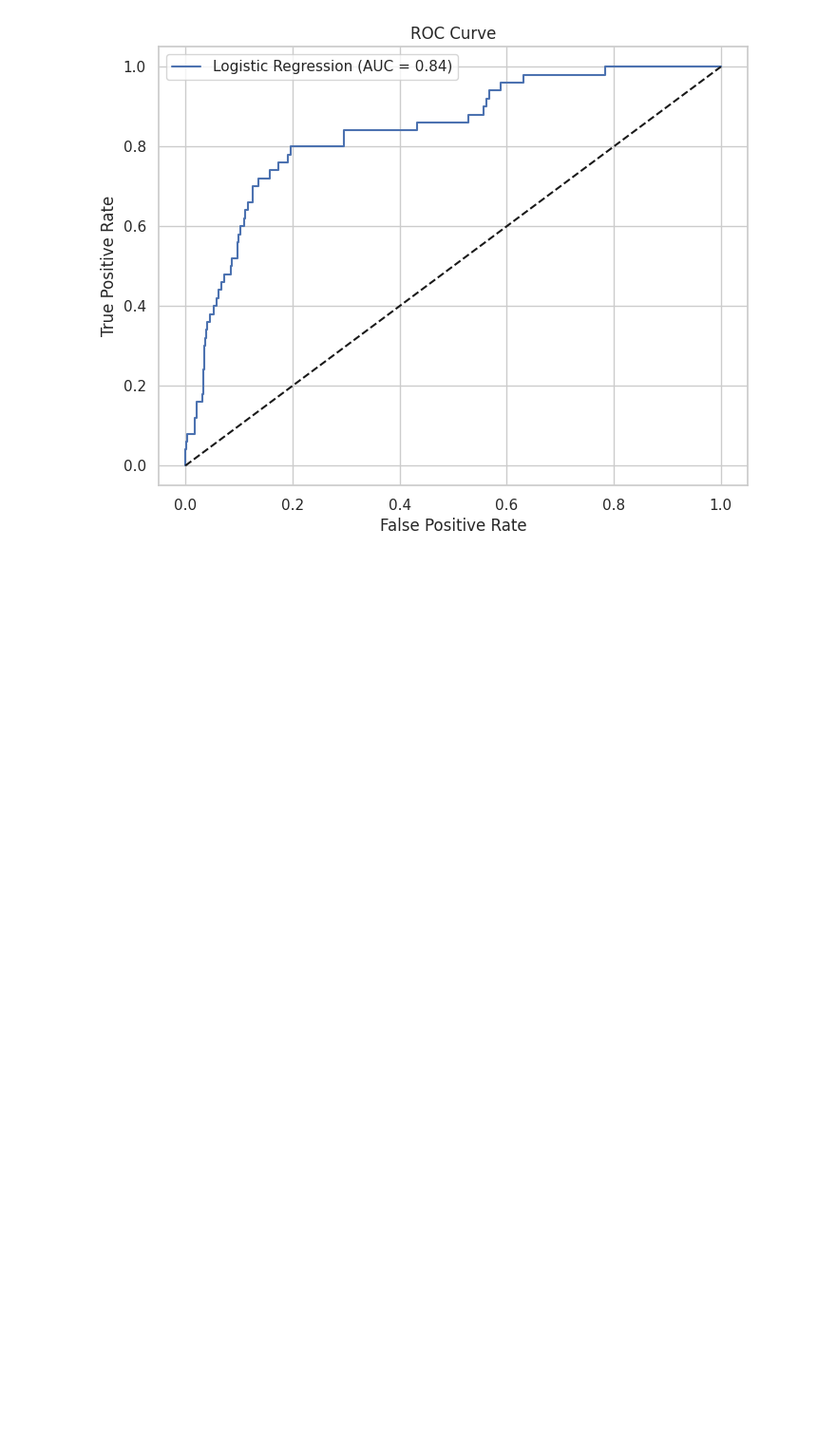
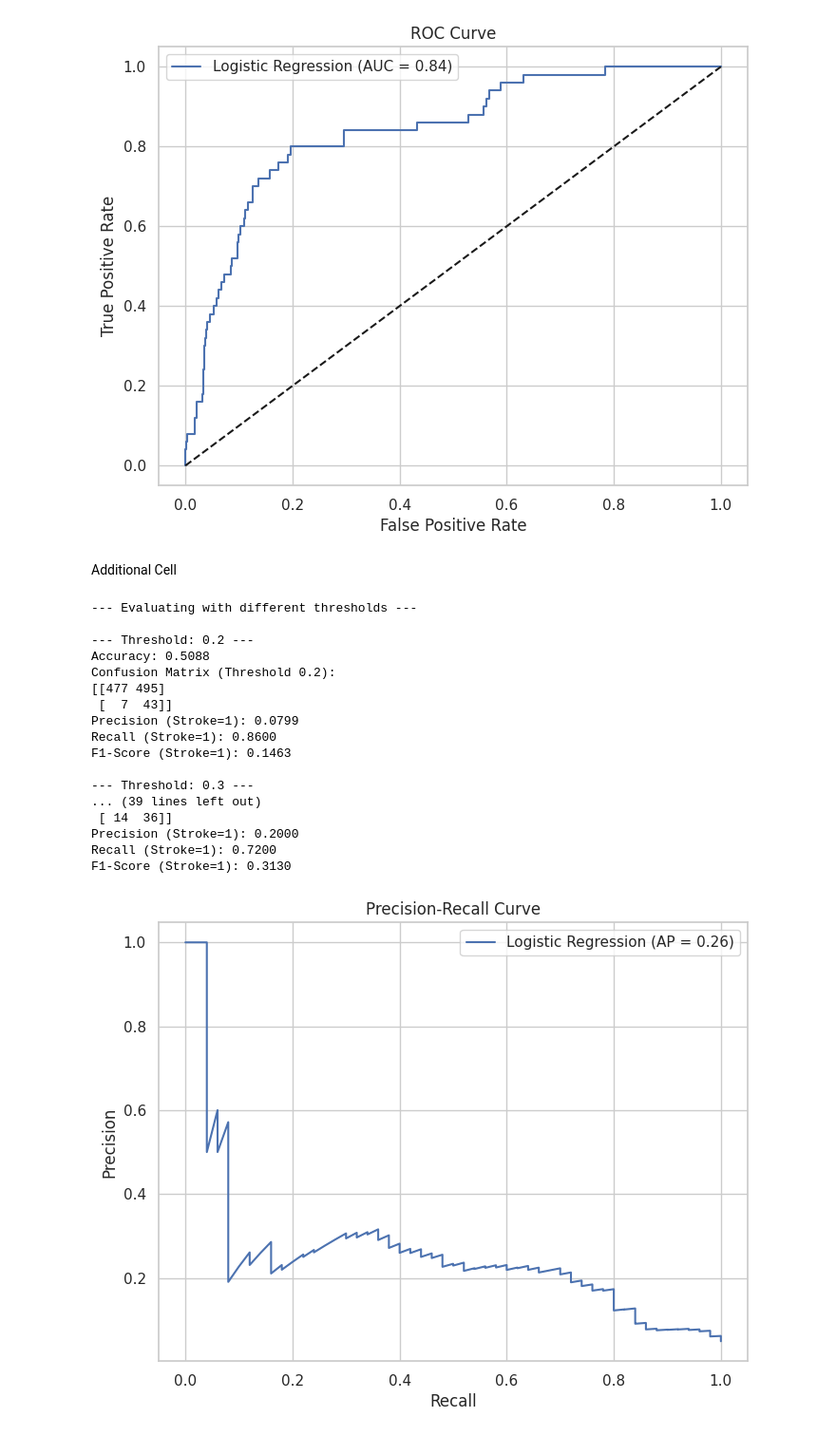
Before and after one commit to jeloerc/classical_ml_learning, a Jupyter notebook: ml_02_logistic_regression/notebooks/regresion_logistica_stroke.ipynb, the cells around one changed output. Shown at 95% size. Saved outputs shown, nothing was run; the diff lists cells and outputs as text; code cells hidden in the pictures; blank space fills up the shorter version.

```diff
--- a/ml_02_logistic_regression/notebooks/regresion_logistica_stroke.ipynb
+++ b/ml_02_logistic_regression/notebooks/regresion_logistica_stroke.ipynb
@@ -195,3 +195,67 @@ No Stroke (0)       0.99      0.73      0.84       972
 
 ROC AUC Score: 0.8390
 [figure]
+# %% [markdown]
+Additional Cell
+# %%
+# Cell: Exploring Decision Threshold
+if 'log_reg_pipeline' in locals() and 'X_test' in locals() and 'y_test' in locals():
+    y_pred_proba = log_reg_pipeline.predict_proba(X_test)[:, 1] # Probabilities for positive class
+
+    print("--- Evaluating with different thresholds ---")
+    thresholds_to_try = [0.2, 0.3, 0.4, 0.5, 0.6, 0.7]
+
+    for t in thresholds_to_try:
+        # Apply new threshold to probabilities
+        custom_preds = (y_pred_proba >= t).astype(int)
+
+        print(f"\n--- Threshold: {t} ---")
+        print(f"Accuracy: {accuracy_score(y_test, custom_preds):.4f}")
+        cm_custom = confusion_matrix(y_test, custom_preds)
+        # Manually extract TP, FP, TN, FN for recall and precision calculation for class 1
+        # Assuming class 1 (Stroke) is the positive class and its index is 1 in confusion matrix
+        # Make sure your confusion matrix labels are consistent:
+        # TN = cm[0,0], FP = cm[0,1], FN = cm[1,0], TP = cm[1,1]
+        tn, fp, fn, tp = cm_custom.ravel() if cm_custom.shape == (2,2) else (0,0,0,0) # Handle cases with no predictions for a class
+
+        precision_class1 = tp / (tp + fp) if (tp + fp) > 0 else 0
+        recall_class1 = tp / (tp + fn) if (tp + fn) > 0 else 0
+        f1_class1 = 2 * (precision_class1 * recall_class1) / (precision_class1 + recall_class1) if (precision_class1 + recall_class1) > 0 else 0
+
+        print(f"Confusion Matrix (Threshold {t}):\n{cm_custom}")
+        print(f"Precision (Stroke=1): {precision_class1:.4f}")
+        print(f"Recall (Stroke=1): {recall_class1:.4f}")
+        print(f"F1-Score (Stroke=1): {f1_class1:.4f}")
+
+    # Precision-Recall Curve
+    from sklearn.metrics import precision_recall_curve, average_precision_score
+
+    precision, recall, thresholds_pr = precision_recall_curve(y_test, y_pred_proba)
+    avg_precision = average_precision_score(y_test, y_pred_proba)
+
+    plt.figure(figsize=(8,6))
+    plt.plot(recall, precision, label=f'Logistic Regression (AP = {avg_precision:.2f})')
+    plt.xlabel('Recall')
+    plt.ylabel('Precision')
+    plt.title('Precision-Recall Curve')
+    plt.legend()
+    plt.show()
+# %% [output]
+--- Evaluating with different thresholds ---
+
+--- Threshold: 0.2 ---
+Accuracy: 0.5088
+Confusion Matrix (Threshold 0.2):
+[[477 495]
+ [  7  43]]
+Precision (Stroke=1): 0.0799
+Recall (Stroke=1): 0.8600
+F1-Score (Stroke=1): 0.1463
+
+--- Threshold: 0.3 ---
+... (39 lines left out)
+ [ 14  36]]
+Precision (Stroke=1): 0.2000
+Recall (Stroke=1): 0.7200
+F1-Score (Stroke=1): 0.3130
+[figure, added]
```
Also changed, not shown: parts of 4 cells of this notebook, 2 other files.
